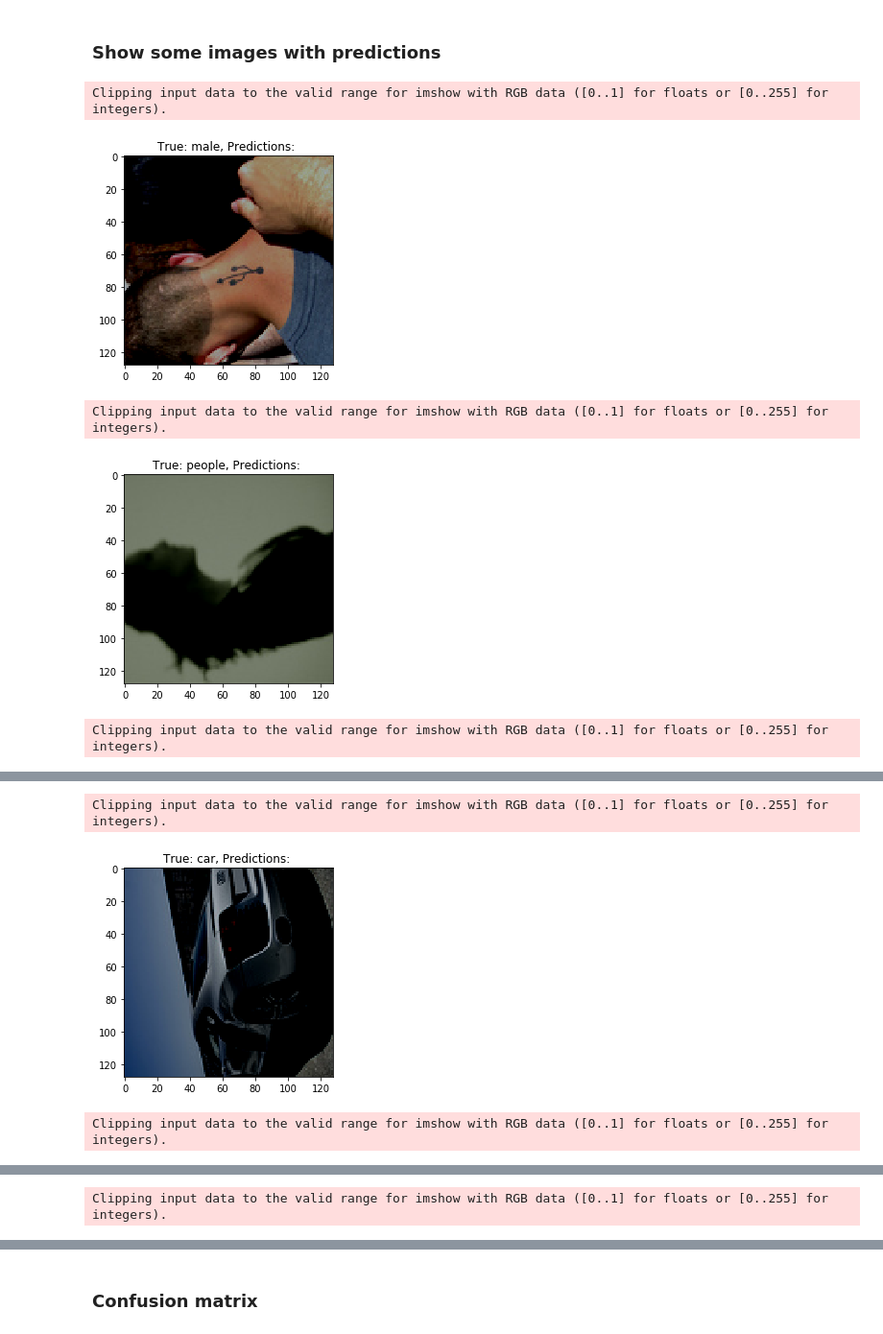
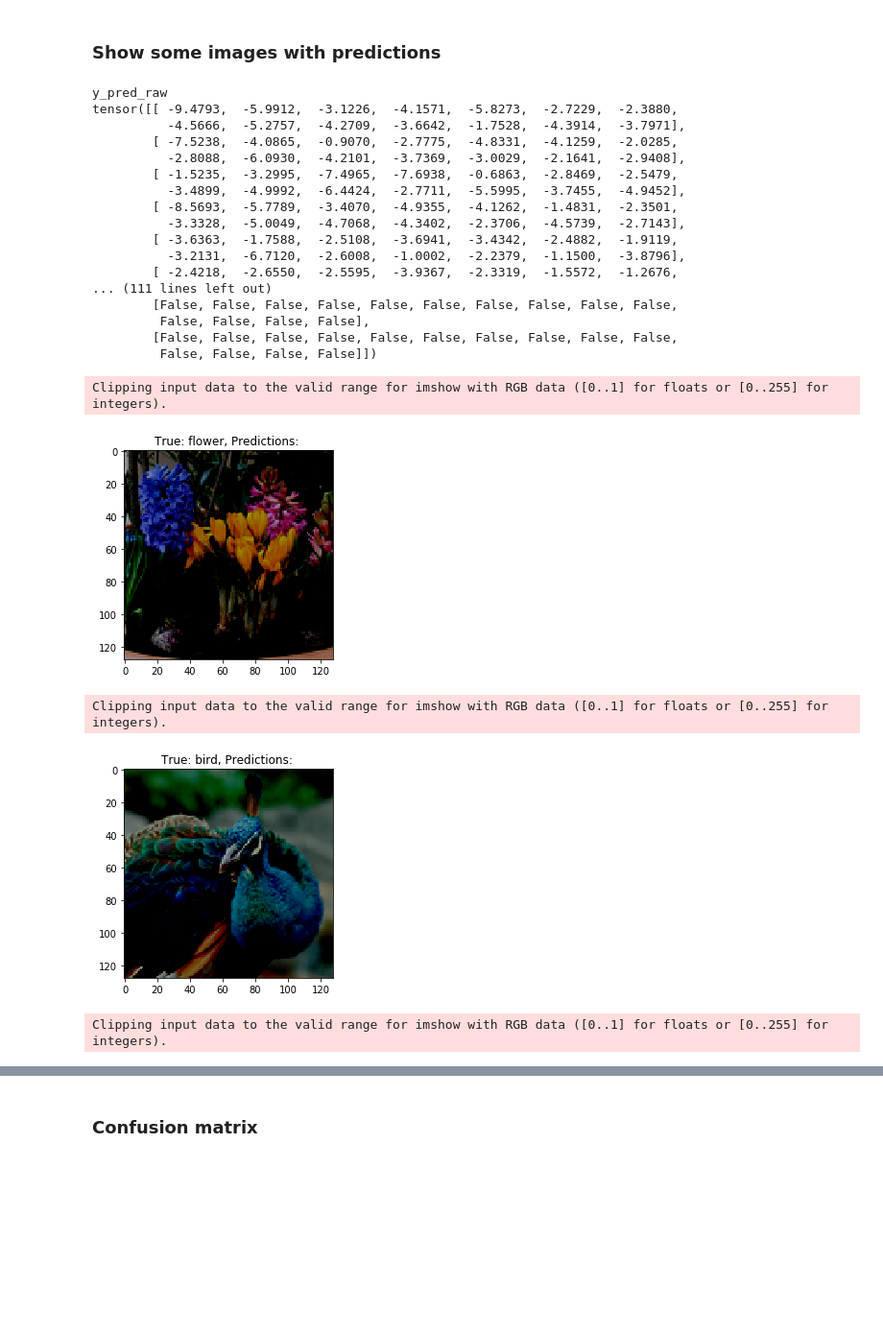
Before and after one commit to ikanher/the-three-caballeros, a Jupyter notebook: notebooks/05_basic_cnn.ipynb, the cells around one changed output, grey strips where cells are left out. Shown at 96% size. Drawn from its saved outputs; the diff is of its cells as text; code cells hidden in the pictures; blank space fills up the shorter version.

```diff
--- a/notebooks/05_basic_cnn.ipynb
+++ b/notebooks/05_basic_cnn.ipynb
@@ -371,7 +373,14 @@ def visualize_predictions(model, device, dataloader, mean=MEAN, std=STD, n_to_sh
         X, y = batch
         X = X.to(device)
 
-        y_pred = model(X) > threshold
+        #print ("Model(X)")
+        #print (model(X))
+        y_pred_raw = model(X)
+        print("y_pred_raw")
+        print(y_pred_raw)
+        y_pred = y_pred_raw > threshold
+        print("y_pred")
+        print(y_pred)
         y = y == 1
 
         for i in range(len(y)):
@@ -383,7 +392,7 @@ def visualize_predictions(model, device, dataloader, mean=MEAN, std=STD, n_to_sh
 
             img = inv_transform(X[i].cpu())              # inverse transforms
             img = img.permute(2, 1, 0)                   # BGR -> RGB
-            igm = img.numpy().reshape((128, 128, 3)).astype(np.uint8)
+            img = np.rot90(img, 3)
 
             plt.title(f'True: {true_classes_str}, Predictions: {pred_classes_str}')
             plt.imshow(img)
@@ -454,13 +463,14 @@ def visualize_confusion_matrix(y_true, y_pred, labels, file_path):
 # %% [markdown]
 # Do the magic!
 # %%
-use_cuda = False
-device = torch.device('cuda') if use_cuda else torch.device('cpu')
+if torch.cuda.is_available():
+    print('Using GPU!')
+    device = torch.device('cuda')
+else:
+    print('Using CPU')
+    device = torch.device('cpu')
 
 lr = 0.01
 n_epochs = 2 #10
 bs = 64 #256
 n_classes = len(get_class_map().keys())
-
-MEAN = (0.43672, 0.40107, 0.36762)
-STD = (0.30139, 0.28781, 0.29236)
@@ -510,8 +506,8 @@ Reading class: baby
 #model_path = '../data/TwoLayerModel_state.dict'
 model_path = f'../data/ConvNetModel_state{affix}.dict'
 
-#model = TwoLayerModel(128*128*3, 512, 256, n_classes)
-model = ConvNetModel(n_classes=n_classes, keep_prob=.5)
+#model = TwoLayerModel(128*128*3, 512, 256, n_classes).to(device)
+model = ConvNetModel(n_classes=n_classes, keep_prob=.5).to(device)
 
 criterion = nn.BCEWithLogitsLoss()
 optimizer = torch.optim.SGD(model.parameters(), lr=lr, momentum=0.9)
@@ -522,5 +518,4 @@ try:
     print("Loaded model")
 except:
     train(train_dataloader, valid_dataloader, model, optimizer, criterion, device, n_epochs=n_epochs)
-    torch.save(model.state_dict(), model_path)
 # %% [output]
@@ -532,0 +525,8 @@ Done training
+# %%
+# Keep training existing model with a certain number of epochs
+additional_epochs = 5
+
+if additional_epochs > 0:
+    model.train()
+    train(train_dataloader, valid_dataloader, model, optimizer, criterion, device, n_epochs=additional_epochs)
+    model.eval()
@@ -533,10 +540,27 @@ Done training
 # %% [markdown]
 ### Show some images with predictions
 # %%
-visualize_predictions(model, device, valid_dataloader, n_to_show=20)
+visualize_predictions(model, device, valid_dataloader, n_to_show=2)
 # %% [output]
-Clipping input data to the valid range for imshow with RGB data ([0..1] for floats or [0..255] for integers).
+y_pred_raw
+tensor([[ -9.4793,  -5.9912,  -3.1226,  -4.1571,  -5.8273,  -2.7229,  -2.3880,
+          -4.5666,  -5.2757,  -4.2709,  -3.6642,  -1.7528,  -4.3914,  -3.7971],
+        [ -7.5238,  -4.0865,  -0.9070,  -2.7775,  -4.8331,  -4.1259,  -2.0285,
+          -2.8088,  -6.0930,  -4.2101,  -3.7369,  -3.0029,  -2.1641,  -2.9408],
+        [ -1.5235,  -3.2995,  -7.4965,  -7.6938,  -0.6863,  -2.8469,  -2.5479,
+          -3.4899,  -4.9992,  -6.4424,  -2.7711,  -5.5995,  -3.7455,  -4.9452],
+        [ -8.5693,  -5.7789,  -3.4070,  -4.9355,  -4.1262,  -1.4831,  -2.3501,
+          -3.3328,  -5.0049,  -4.7068,  -4.3402,  -2.3706,  -4.5739,  -2.7143],
+        [ -3.6363,  -1.7588,  -2.5108,  -3.6941,  -3.4342,  -2.4882,  -1.9119,
+          -3.2131,  -6.7120,  -2.6008,  -1.0002,  -2.2379,  -1.1500,  -3.8796],
+        [ -2.4218,  -2.6550,  -2.5595,  -3.9367,  -2.3319,  -1.5572,  -1.2676,
+... (111 lines left out)
+        [False, False, False, False, False, False, False, False, False, False,
+         False, False, False, False],
+        [False, False, False, False, False, False, False, False, False, False,
+         False, False, False, False]])
+Clipping input data to the valid range for imshow with RGB data ([0..1] for floats or [0..255] for integers).
-[figure, old version]
+[figure, new version]
-Clipping input data to the valid range for imshow with RGB data ([0..1] for floats or [0..255] for integers).
+Clipping input data to the valid range for imshow with RGB data ([0..1] for floats or [0..255] for integers).
-[figure, old version]
+[figure, new version]
-Clipping input data to the valid range for imshow with RGB data ([0..1] for floats or [0..255] for integers).
+Clipping input data to the valid range for imshow with RGB data ([0..1] for floats or [0..255] for integers).
@@ -544,3 +567,0 @@ Clipping input data to the valid range for imshow with RGB data ([0..1] for floa
-Clipping input data to the valid range for imshow with RGB data ([0..1] for floats or [0..255] for integers).
-[figure, removed]
-Clipping input data to the valid range for imshow with RGB data ([0..1] for floats or [0..255] for integers).
@@ -548 +567,0 @@ Clipping input data to the valid range for imshow with RGB data ([0..1] for floa
-Clipping input data to the valid range for imshow with RGB data ([0..1] for floats or [0..255] for integers).
```
Also changed, not shown: parts of 15 cells of this notebook.
